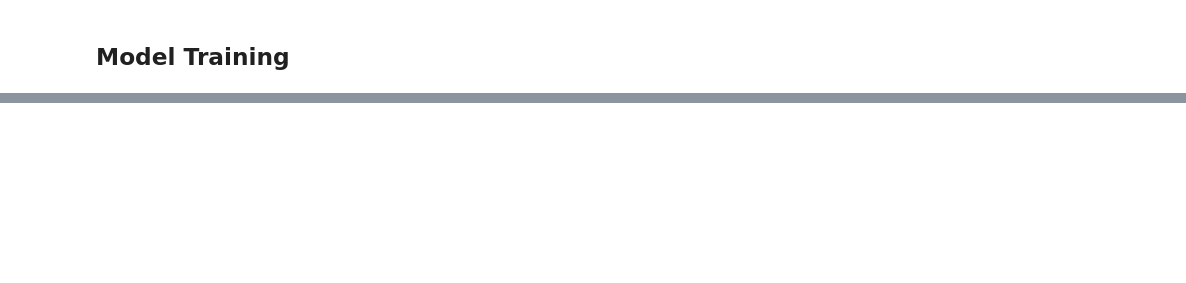
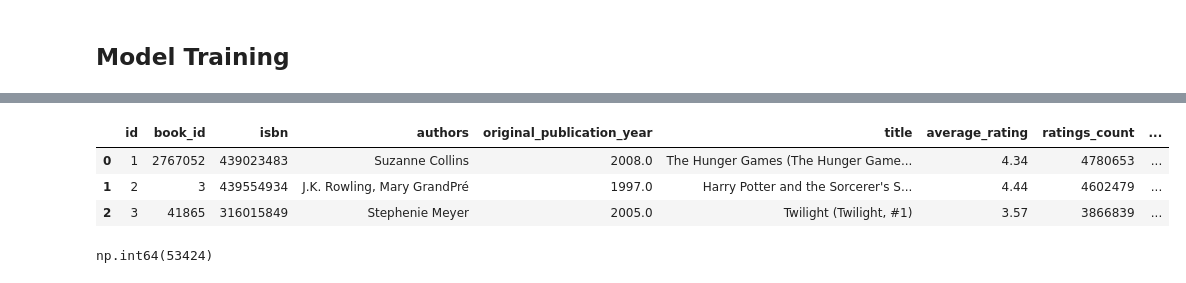
Before and after one commit to Jyupita/Novel-Recommender-, a Jupyter notebook: Notebook/main.ipynb, the cells around one changed output, grey strips where cells are left out. Cells and saved outputs as stored; diff of their text form; code cells hidden in the pictures; blank space fills up the shorter version.

```diff
--- a/Notebook/main.ipynb
+++ b/Notebook/main.ipynb
@@ -387,0 +463,12 @@ model.fit(
+# %%
+books = pd.read_csv('C:/Users/kl/Desktop/Novel Recommender/books_cleaned.csv')
+ratings = pd.read_csv('C:/Users/kl/Desktop/Novel Recommender/ratings.csv')
+# %%
+books = books.drop('Unnamed: 0', axis = 1)
+# %%
+books.head(3)
+# %% [output]
+|  | id | book_id | isbn | authors | original_publication_year | title | average_rating | ratings_count | ... |
+| 0 | 1 | 2767052 | 439023483 | Suzanne Collins | 2008.0 | The Hunger Games (The Hunger Game... | 4.34 | 4780653 | ... |
+| 1 | 2 | 3 | 439554934 | J.K. Rowling, Mary GrandPré | 1997.0 | Harry Potter and the Sorcerer's S... | 4.44 | 4602479 | ... |
+| 2 | 3 | 41865 | 316015849 | Stephenie Meyer | 2005.0 | Twilight (Twilight, #1) | 3.57 | 3866839 | ... |
@@ -387,0 +493,4 @@ model.fit(
+# %%
+ratings.user_id.unique().max()
+# %% [output]
+np.int64(53424)
```
Also changed, not shown: parts of 14 cells of this notebook, 1 other file.
